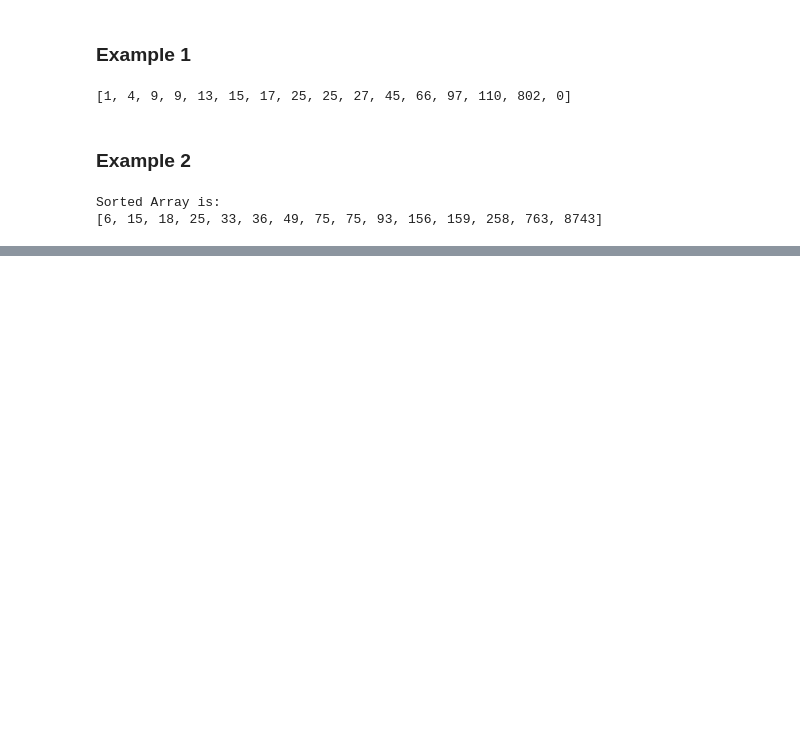
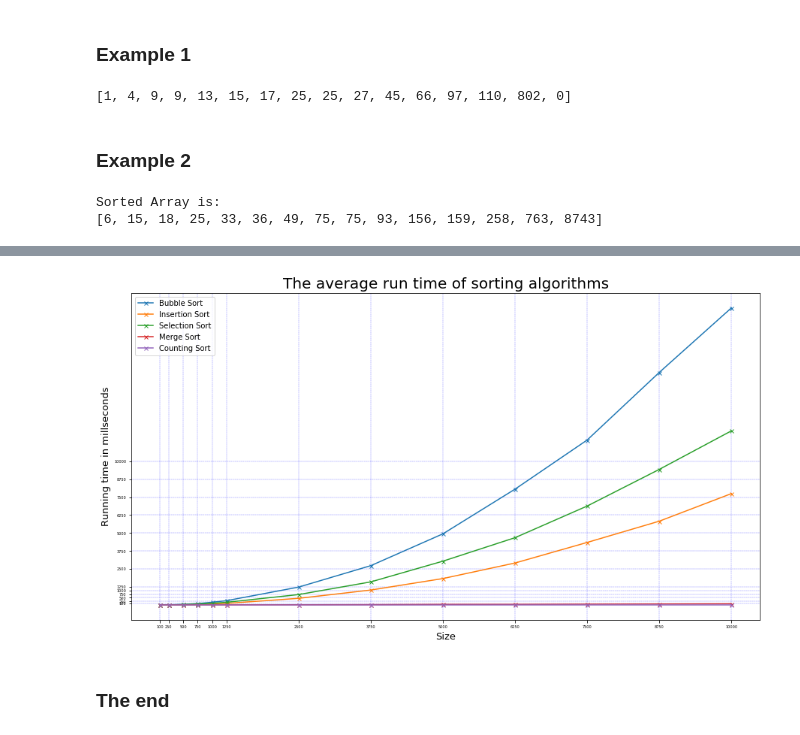
Before and after one commit to karolinaszafranbelzowska/CTA-project, a Jupyter notebook: G00376368 - Computational Thinking with Algorithms.ipynb, the cells around one changed output, grey strips where cells are left out. Cells and saved outputs as stored; diff of their text form; code cells hidden in the pictures; blank space fills up the shorter version.

```diff
--- a/G00376368 - Computational Thinking with Algorithms.ipynb
+++ b/G00376368 - Computational Thinking with Algorithms.ipynb
@@ -847,0 +849,40 @@ df_average.round(decimals=3).transpose()
+# %%
+# display dataFrame in plot graph
+import matplotlib.pyplot as plt
+
+# plot graph using average time of all algorithms
+# Taken from: https://matplotlib.org/3.2.1/api/_as_gen/matplotlib.pyplot.plot.html on 07/05/2020
+plt.plot(df_average['Bubble Sort'], marker='x', label = 'Bubble Sort', markersize=5)
+plt.plot(df_average['Insertion Sort'], marker='x', label = 'Insertion Sort', markersize=5)
+plt.plot(df_average['Selection Sort'], marker='x', label = 'Selection Sort', markersize=5)
+plt.plot(df_average['Merge Sort'], marker='x', label = 'Merge Sort', markersize=5)
+plt.plot(df_average['Counting Sort'], marker='x', label = 'Counting Sort', markersize=5)
+
+
+
+# set the title, taken from:https://matplotlib.org/3.1.1/api/_as_gen/matplotlib.pyplot.title.html on 07/05/2020
+plt.title('The average run time of sorting algorithms', fontsize = 20)
+
+# add labels x and y: https://matplotlib.org/3.2.1/api/_as_gen/matplotlib.pyplot.ylabel.html
+plt.xlabel('Size', fontsize = 13)
+plt.xticks(size,fontsize=5)
+plt.ylabel('Running time in millseconds', fontsize = 13)
+plt.yticks(size,fontsize=5)
+
+# call grid() function: https://matplotlib.org/3.2.1/api/_as_gen/matplotlib.pyplot.grid.html#matplotlib.pyplot.grid
+# https://www.tutorialspoint.com/matplotlib/matplotlib_grids.htm both on 07/05/2020
+plt.grid(color='b', ls = '-.', lw = 0.25)
+
+# legend: https://matplotlib.org/3.2.1/api/_as_gen/matplotlib.pyplot.legend.html#matplotlib.pyplot.legend
+plt.gca().legend(loc='best')
+
+# size of the plot (in inches)
+# Taken from: https://scipy-cookbook.readthedocs.io/items/Matplotlib_AdjustingImageSize.html on 07/05/2020
+plt.gcf().set_size_inches(15, 8)
+
+# show the plot
+plt.show()
+# %% [output]
+[figure, added]
+# %% [markdown]
+### The end
```
Also changed, not shown: parts of 3 cells of this notebook.
